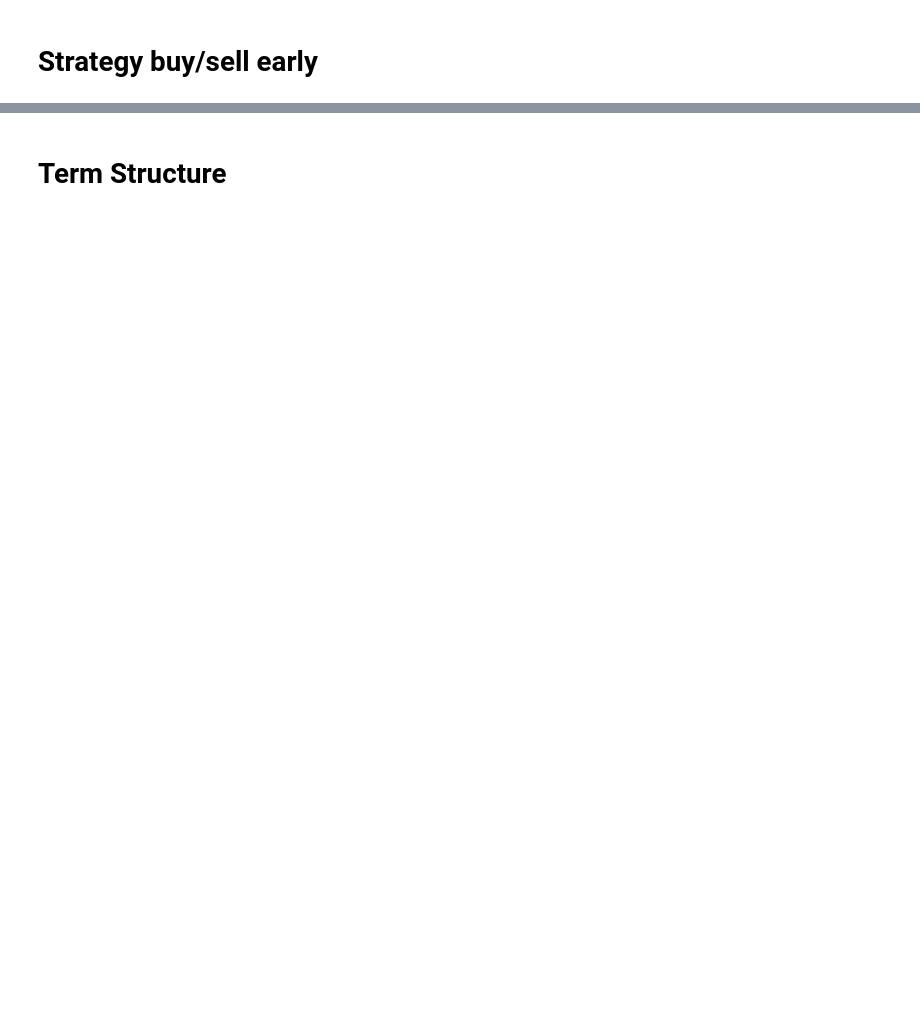
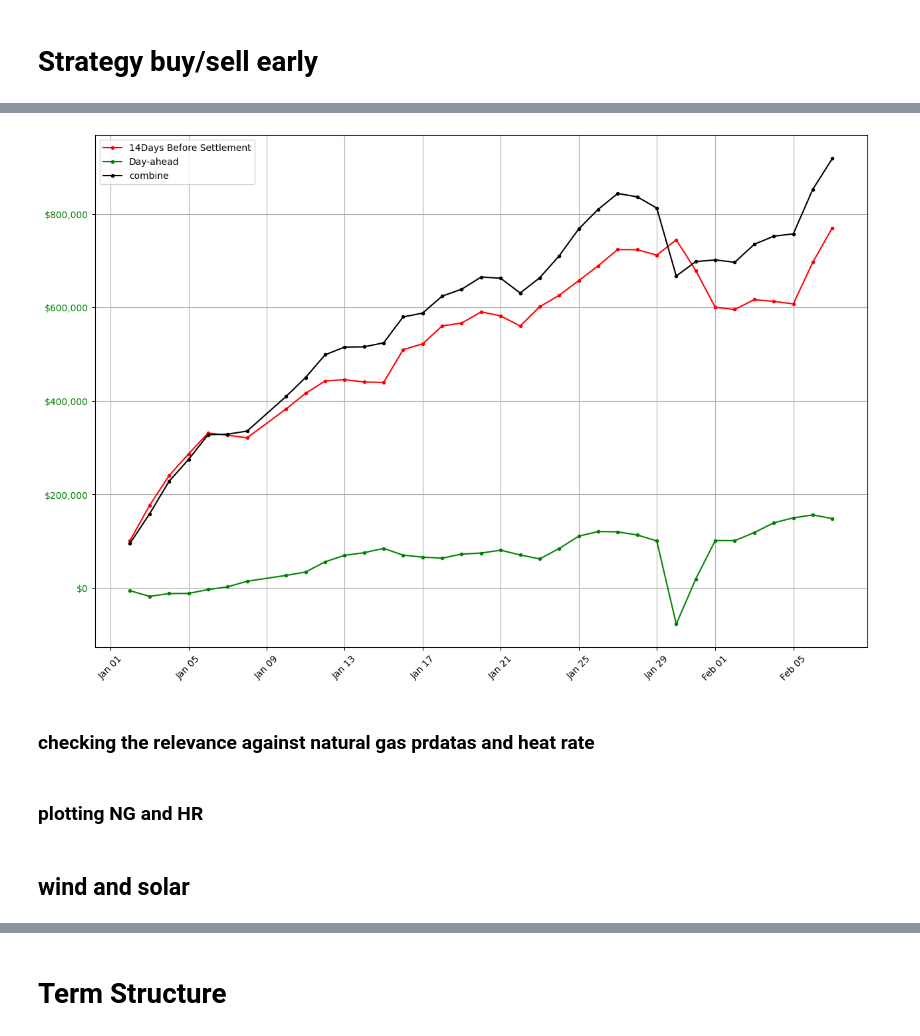
Before and after one commit to gsreeram1/Data_Pull, a Jupyter notebook: notebook.ipynb, the cells around one changed output, grey strips where cells are left out. Cells and saved outputs as stored; diff of their text form; code cells hidden in the pictures; blank space fills up the shorter version.

Commit message:
updated code and strategy

```diff
--- a/notebook.ipynb
+++ b/notebook.ipynb
@@ -111,0 +15,7 @@ df_final = pd.concat([df,df_wknd], ignore_index=True)
+# %%
+a = s.strat_1().forward_looking_short(start_date ='2023-01-01' ,days_before_settlement = 14, dart_volume = -100, futures_volume = -100, include_uri = False, include_outliers = False)
+a['plot']
+# %% [output]
+[figure, added]
+# %% [markdown]
+### checking the relevance against natural gas prdatas and heat rate
@@ -111,0 +31,2 @@ df_final = pd.concat([df,df_wknd], ignore_index=True)
+# %% [markdown]
+### plotting NG and HR
@@ -111,0 +63,2 @@ df_final = pd.concat([df,df_wknd], ignore_index=True)
+# %% [markdown]
+##  wind and solar
```
Also changed, not shown: parts of 43 cells of this notebook, 3 other files.
